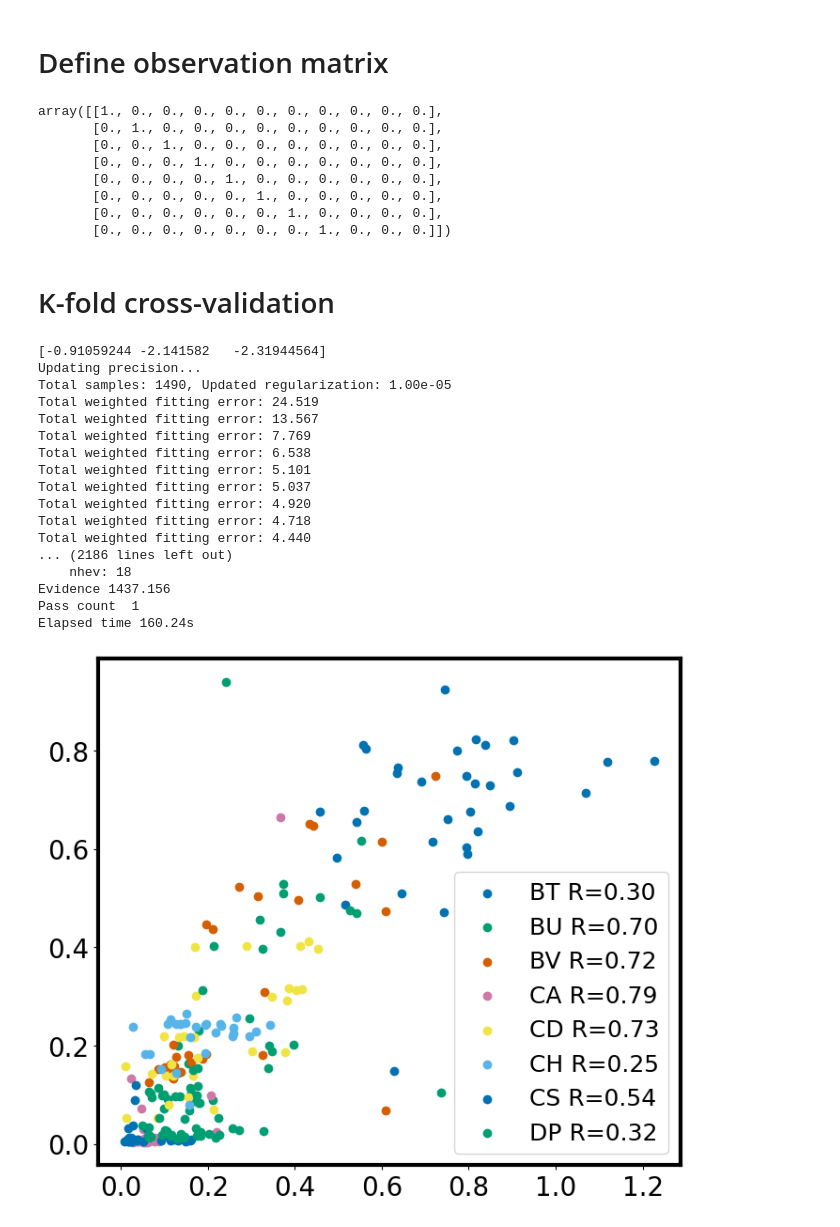
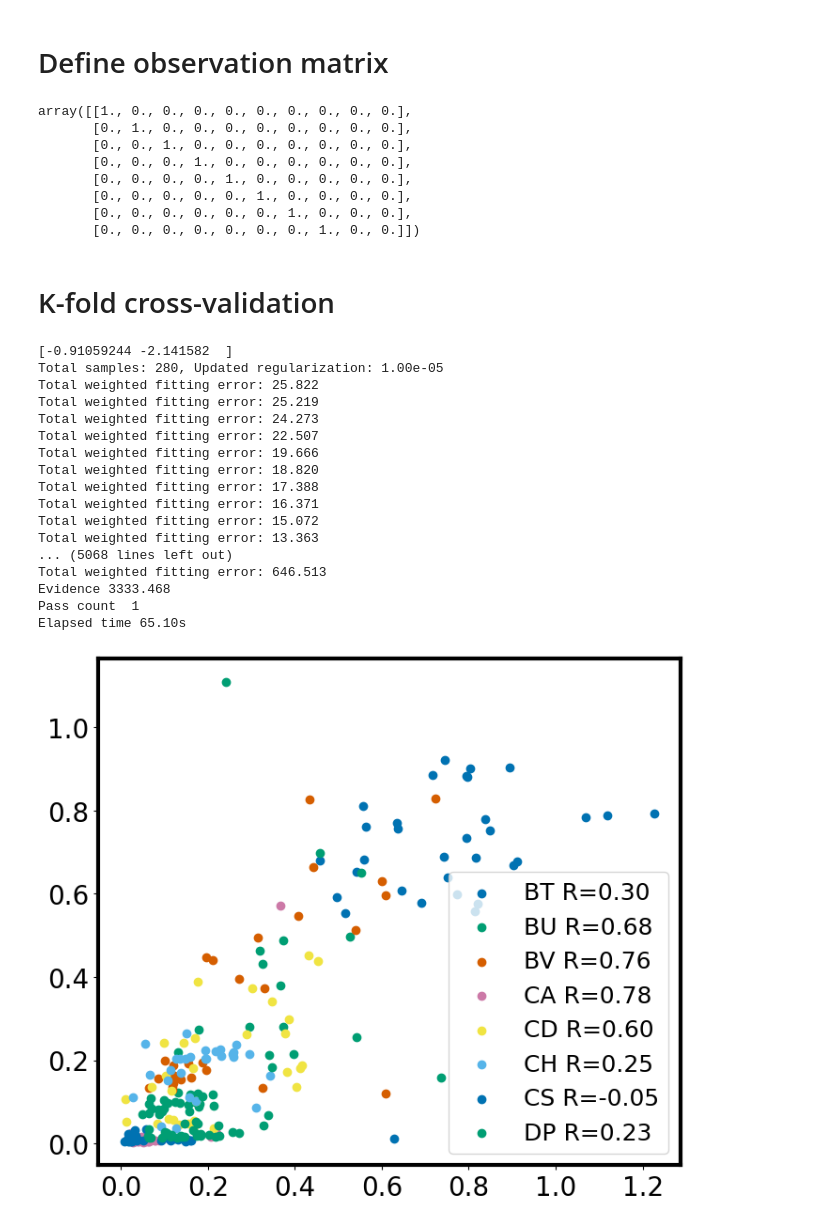
Before and after one commit to JaronThompson/BAMF, a Jupyter notebook: K-Fold CR Model Cdiff.ipynb, the cells around one changed output. Cells and saved outputs as stored; diff of their text form; code cells hidden in the pictures.

Commit message:
re-did CR kfold

```diff
--- a/K-Fold CR Model Cdiff.ipynb
+++ b/K-Fold CR Model Cdiff.ipynb
@@ -86,7 +85,7 @@ def test(model, df_test):
 # %%
 # global parameters
 n_s = len(species)
-n_r = 3
+n_r = 2
 
 # death rate
 d = -3.*np.ones(n_s)
@@ -131,7 +130,7 @@ array([[-1., -5., -5.],
 # Define model
 # %%
 # using consumer resource model
-def system(t, x, params):
+def system(x, t, params):
 
     # species
     s = x[:n_s]
@@ -168,14 +167,14 @@ O = np.zeros([n_s, n_s+n_r])
 O[:n_s,:n_s] = np.eye(n_s)
 O
 # %% [output]
-array([[1., 0., 0., 0., 0., 0., 0., 0., 0., 0., 0.],
-       [0., 1., 0., 0., 0., 0., 0., 0., 0., 0., 0.],
-       [0., 0., 1., 0., 0., 0., 0., 0., 0., 0., 0.],
-       [0., 0., 0., 1., 0., 0., 0., 0., 0., 0., 0.],
-       [0., 0., 0., 0., 1., 0., 0., 0., 0., 0., 0.],
-       [0., 0., 0., 0., 0., 1., 0., 0., 0., 0., 0.],
-       [0., 0., 0., 0., 0., 0., 1., 0., 0., 0., 0.],
-       [0., 0., 0., 0., 0., 0., 0., 1., 0., 0., 0.]])
+array([[1., 0., 0., 0., 0., 0., 0., 0., 0., 0.],
+       [0., 1., 0., 0., 0., 0., 0., 0., 0., 0.],
+       [0., 0., 1., 0., 0., 0., 0., 0., 0., 0.],
+       [0., 0., 0., 1., 0., 0., 0., 0., 0., 0.],
+       [0., 0., 0., 0., 1., 0., 0., 0., 0., 0.],
+       [0., 0., 0., 0., 0., 1., 0., 0., 0., 0.],
+       [0., 0., 0., 0., 0., 0., 1., 0., 0., 0.],
+       [0., 0., 0., 0., 0., 0., 0., 1., 0., 0.]])
 # %% [markdown]
 # K-fold cross-validation
 # %%
@@ -183,7 +182,7 @@ array([[1., 0., 0., 0., 0., 0., 0., 0., 0., 0., 0.],
 dfs = [df for name, df in gLV_data.groupby("Treatments")]
 
 # set up Kfold object
-kf = KFold(n_splits = 5)
+kf = KFold(n_splits = 10)
 # %%
 r0 = np.random.uniform(-3, 0, n_r)
 print(r0)
@@ -200,13 +199,11 @@ for train_ind, test_ind in kf.split(dfs):
     # fit model to training data
     model = ODE(system = system,
                 dataframe=train_data,
-                C=O,
-                CRparams = params,
+                cr_params = params,
                 r0 = r0,
                 prior = prior,
                 species = species,
                 alpha_0 = 1e-5,
-                f_ind = .7,
                 verbose=True)
 
     # fit to data
@@ -215,47 +212,46 @@ for train_ind, test_ind in kf.split(dfs):
     print("Elapsed time {:.2f}s".format(time.time()-t0))
 
     # test model
-    true, pred, stdv, spcs = test(model, test_data)
+    true, pred, spcs = test(model, test_data)
 
     # save results
     fold_df = pd.DataFrame()
     fold_df['True'] = true
     fold_df['Pred'] = pred
-    fold_df['Stdv'] = stdv
     fold_df['Spcs'] = spcs
     kfold_df = pd.concat((kfold_df, fold_df))
 # %% [output]
-[-0.91059244 -2.141582   -2.31944564]
-Updating precision...
-Total samples: 1490, Updated regularization: 1.00e-05
-Total weighted fitting error: 24.519
-Total weighted fitting error: 13.567
-Total weighted fitting error: 7.769
-Total weighted fitting error: 6.538
-Total weighted fitting error: 5.101
-Total weighted fitting error: 5.037
-Total weighted fitting error: 4.920
-Total weighted fitting error: 4.718
-Total weighted fitting error: 4.440
-... (2186 lines left out)
-    nhev: 18
-Evidence 1437.156
+[-0.91059244 -2.141582  ]
+Total samples: 280, Updated regularization: 1.00e-05
+Total weighted fitting error: 25.822
+Total weighted fitting error: 25.219
+Total weighted fitting error: 24.273
+Total weighted fitting error: 22.507
+Total weighted fitting error: 19.666
+Total weighted fitting error: 18.820
+Total weighted fitting error: 17.388
+Total weighted fitting error: 16.371
+Total weighted fitting error: 15.072
+Total weighted fitting error: 13.363
+... (5068 lines left out)
+Total weighted fitting error: 646.513
+Evidence 3333.468
 Pass count  1
-Elapsed time 160.24s
+Elapsed time 65.10s
 # %%
 true = kfold_df['True'].values
 pred = kfold_df['Pred'].values
-stdv = kfold_df['Stdv'].values
 spcs = kfold_df['Spcs'].values
 
 for i,sp in enumerate(np.unique(spcs)):
     sp_inds = spcs == sp
     inds_pos = true[sp_inds] > 0
 
     R = linregress(true[sp_inds][inds_pos], pred[sp_inds][inds_pos]).rvalue
     plt.scatter(true[sp_inds][inds_pos], pred[sp_inds][inds_pos], c=f"C{i}", label=sp + " R={:.2f}".format(R))
 plt.legend(loc="lower right")
 # plt.ylim([0, 1.])
+plt.savefig("kfold/CR_kfold.pdf")
 plt.show()
 # %% [output]
-[figure, old version]
+[figure, new version]
```
Also changed, not shown: parts of 3 cells of this notebook, 1 other file.
